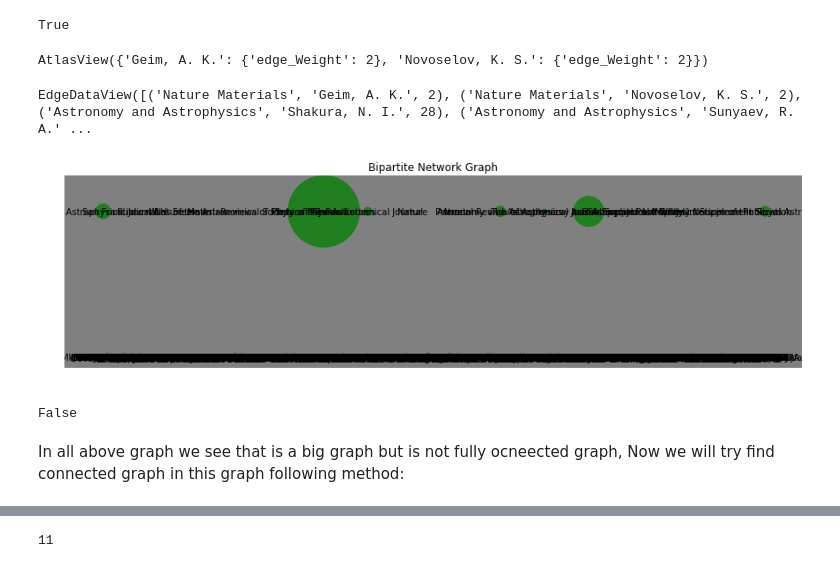
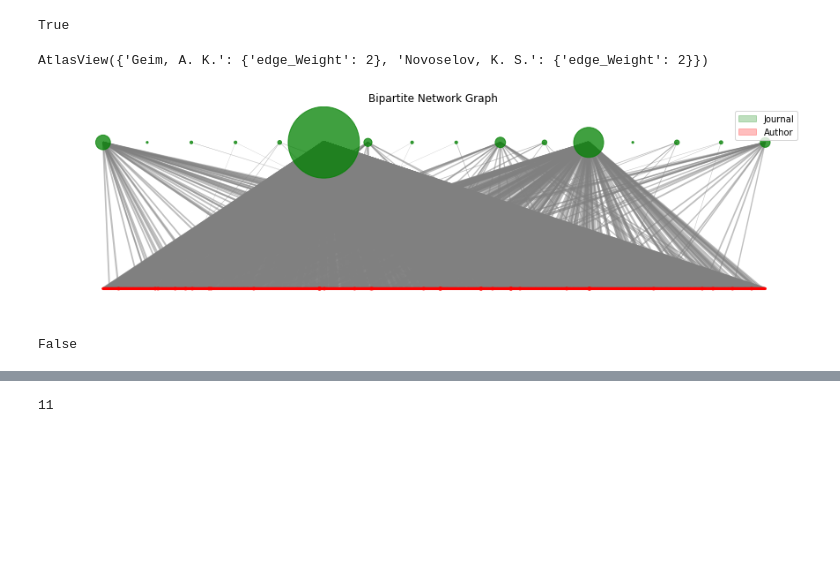
Before and after one commit to Rajwantmishra/620Group, a Jupyter notebook: Project2-26Jun/DATA_620_Project_2.ipynb, the cells around one changed output, grey strips where cells are left out. Drawn from its saved outputs; the diff is of its cells as text; code cells hidden in the pictures; blank space fills up the shorter version.

```diff
--- a/Project2-26Jun/DATA_620_Project_2.ipynb
+++ b/Project2-26Jun/DATA_620_Project_2.ipynb
@@ -534,10 +544,7 @@ nx.is_bipartite(wG)
 # %% [output]
 True
-# %%
-wG['Nature Materials']
-# %% [output]
-AtlasView({'Geim, A. K.': {'edge_Weight': 2}, 'Novoselov, K. S.': {'edge_Weight': 2}})
-# %%
-wG.edges.data('edge_Weight')
-# %% [output]
-EdgeDataView([('Nature Materials', 'Geim, A. K.', 2), ('Nature Materials', 'Novoselov, K. S.', 2), ('Astronomy and Astrophysics', 'Shakura, N. I.', 28), ('Astronomy and Astrophysics', 'Sunyaev, R. A.' ...
+# %%
+# All the nodes connecting to this nodes are listed below with Edge attribute
+wG['Nature Materials']
+# %% [output]
+AtlasView({'Geim, A. K.': {'edge_Weight': 2}, 'Novoselov, K. S.': {'edge_Weight': 2}})
@@ -544,43 +554,56 @@ EdgeDataView([('Nature Materials', 'Geim, A. K.', 2), ('Nature Materials', 'Novo
 # %%
+# PLotting Bipartite graph again from wG
+
+# Adding Nodes
 wG.add_nodes_from(a_nodes, bipartite=0)
 wG.add_nodes_from(j_nodes, bipartite=1)
-
 
 # legend color patch list
 legendColorPatch=list()
 plt.figure(figsize=(15, 4))
 # set layout position
 pos=nx.bipartite_layout(wG,bottom_nodes, align='horizontal')
 colors=[]
 color=bipartite.color(wG)
 for n, c in wG.nodes('bipartite'):
     if (c == 1 ):
         colors.append('green')
     else:
         colors.append('red')
 
-# nodes
 
 d = wG.degree()
 # nx.draw(wG,with_labels=1)
 nx.draw_networkx_nodes(wG,pos, node_color=colors,node_size=[v*5 for v in dict(d).values()],alpha=0.75,with_labels=1)
 
 # edges drawn with widths set to edge weight
-nx.draw_networkx_edges(wG,pos,alpha=0.5,edge_color='grey',width=[c*5 for (u, v, c) in wG.edges.data('edge_Weight')],style='solid')
+nx.draw_networkx_edges(wG,pos,alpha=0.5,edge_color='grey',width=[math.log10(c) for (u, v, c) in wG.edges.data('edge_Weight')],style='solid')
+
+# Since  graph is not looking good, rmoving the Label
+# add labels
+# labels = nx.get_edge_attributes(wG,'edge_Weight')
+# nx.draw_networkx_labels(wG,pos=pos,font_size=5)
+
+
+# Add Legend
+# add legend color patch (stock)
+colorPatch=mpatches.Patch(color='g', label='Journal',
+    alpha=plotAlpha)
+legendColorPatch.append(colorPatch)
+# add legend color patch (condition)
+colorPatch=mpatches.Patch(color='r', label='Author',
+    alpha=plotAlpha)
+legendColorPatch.append(colorPatch)
+
 # add legend
-
-labels = nx.get_edge_attributes(wG,'edge_Weight')
-# add labels
-nx.draw_networkx_labels(wG,pos=pos,font_size=10)
-
+plt.legend(handles=legendColorPatch)
 plt.axis('off')
 plt.title('Bipartite Network Graph')
 plt.show()
 # %% [output]
-[figure, old version]
+[figure, new version]
-# %%
-nx.is_connected(wG)
-# %% [output]
-False
-# %% [markdown]
-In all above graph we see that is a big graph but is not fully ocneected graph, Now we will try find connected graph in this graph following method:
+# %%
+# Graph wG is also not Connected
+nx.is_connected(wG)
+# %% [output]
+False
```
Also changed, not shown: parts of 114 cells of this notebook, 5 other files.
